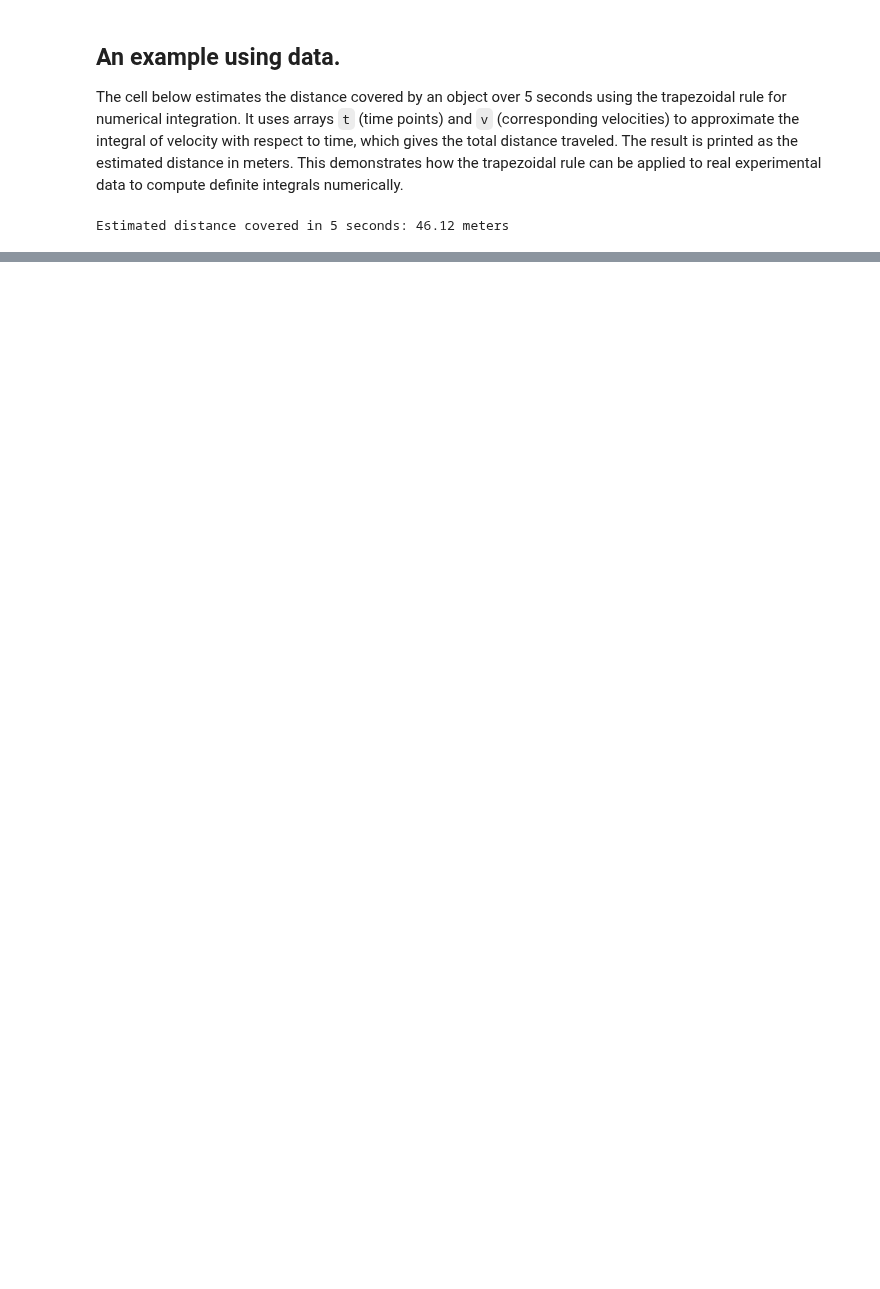
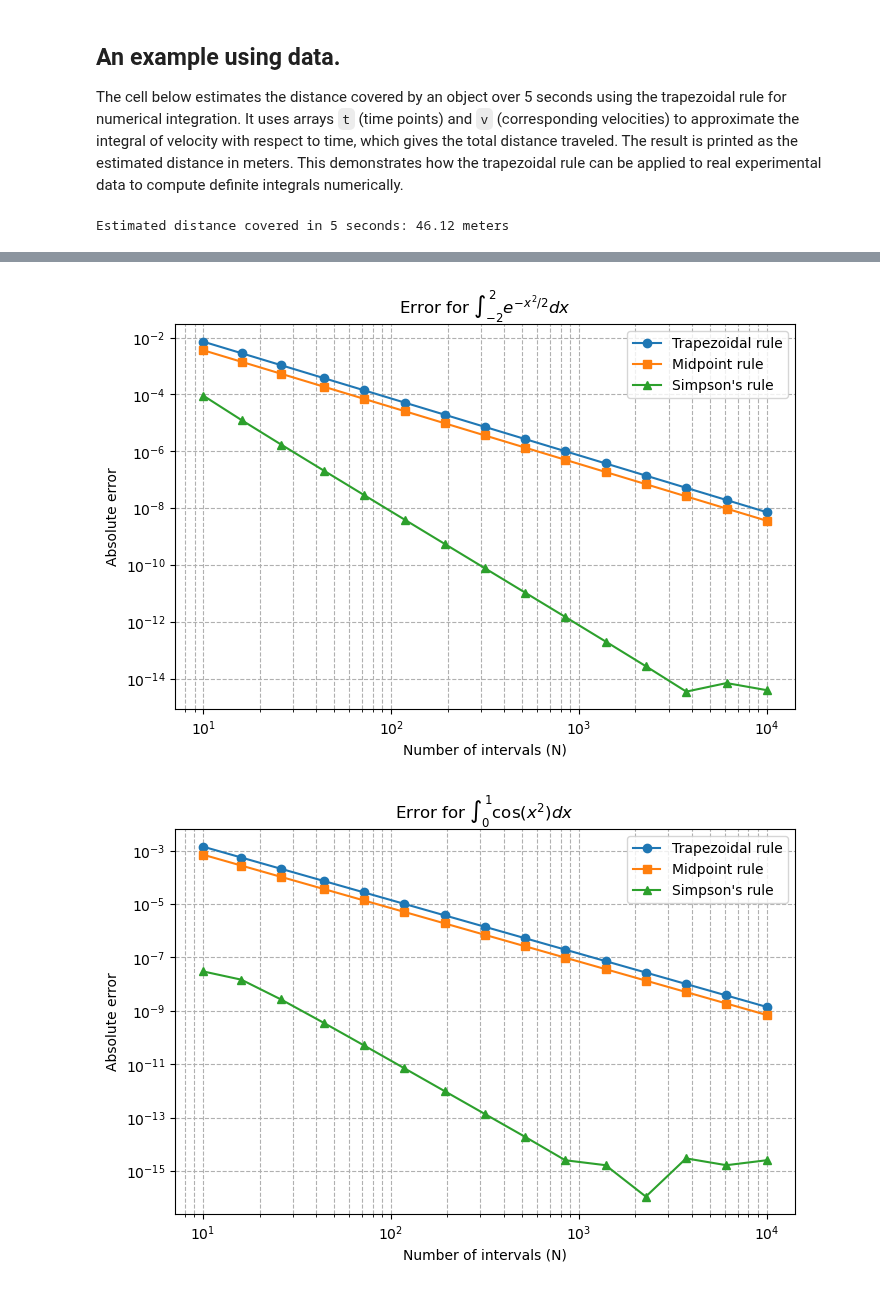
Before and after one commit to galendal/MAT160, a Jupyter notebook: integration.ipynb, the cells around one changed output, grey strips where cells are left out. Drawn from its saved outputs; the diff is of its cells as text; code cells hidden in the pictures; blank space fills up the shorter version.

```diff
--- a/integration.ipynb
+++ b/integration.ipynb
@@ -293,0 +396,15 @@ Estimated distance covered in 5 seconds: 46.12 meters
+# %%
+
+
+a = 0
+b = np.pi
+n = 11
+h = (b - a) / (n - 1)
+x = np.linspace(a, b, n)
+f = np.sin(x)
+
+I_trapz = sp.integrate.trapezoid(f, x)
+I_trap = (h/2)*(f[0] + 2 * sum(f[1:n-1]) + f[n-1])
+
+print(I_trapz)
+print(I_trap)
@@ -314,0 +465,64 @@ quad(func, a, b, args=(), full_output=0, epsabs=1.49e-08, epsrel=1.49e-08, limit
+# %%
+from scipy.integrate import quad
+
+# Define the integrands
+def f1(x):
+    return np.exp(-x**2 / 2)
+
+def f2(x):
+    return np.cos(x**2)
+
+# Exact values using scipy's quad
+exact1, _ = quad(f1, -2, 2)
+exact2, _ = quad(f2, 0, 1)
+
+# Prepare arrays to store errors
+trap_err1, mid_err1, simp_err1 = [], [], []
+trap_err2, mid_err2, simp_err2 = [], [], []
+
+for N in N_values:
+    # f1: exp(-x^2/2) on [-2,2]
+    trap1 = trapsum(f1, -2, 2, N)
+    mid1 = midsum(f1, -2, 2, N)
+    N_simpson = N + 1 if N % 2 == 1 else N
+    simp1 = simpsum(f1, -2, 2, N_simpson)
+    trap_err1.append(abs(trap1 - exact1))
+    mid_err1.append(abs(mid1 - exact1))
+    simp_err1.append(abs(simp1 - exact1))
+    # f2: cos(x^2) on [0,1]
+    trap2 = trapsum(f2, 0, 1, N)
+    mid2 = midsum(f2, 0, 1, N)
+    N_simpson2 = N + 1 if N % 2 == 1 else N
+    simp2 = simpsum(f2, 0, 1, N_simpson2)
+    trap_err2.append(abs(trap2 - exact2))
+    mid_err2.append(abs(mid2 - exact2))
+    simp_err2.append(abs(simp2 - exact2))
+
+# Plot for the first integral
+plt.figure(figsize=(8,5))
+plt.loglog(
+
+    , trap_err1, 'o-', label='Trapezoidal rule')
+plt.loglog(N_values, mid_err1, 's-', label='Midpoint rule')
+plt.loglog(N_values, simp_err1, '^-', label="Simpson's rule")
+plt.xlabel('Number of intervals (N)')
+plt.ylabel('Absolute error')
+plt.title(r'Error for $\int_{-2}^2 e^{-x^2/2} dx$')
+plt.legend()
+plt.grid(True, which="both", ls="--")
+plt.show()
+
+# Plot for the second integral
+plt.figure(figsize=(8,5))
+plt.loglog(N_values, trap_err2, 'o-', label='Trapezoidal rule')
+plt.loglog(N_values, mid_err2, 's-', label='Midpoint rule')
+plt.loglog(N_values, simp_err2, '^-', label="Simpson's rule")
+plt.xlabel('Number of intervals (N)')
+plt.ylabel('Absolute error')
+plt.title(r'Error for $\int_0^1 \cos(x^2) dx$')
+plt.legend()
+plt.grid(True, which="both", ls="--")
+plt.show()
+# %% [output]
+[figure, added]
+[figure, added]
```
Also changed, not shown: parts of 26 cells of this notebook, 2 other files.
